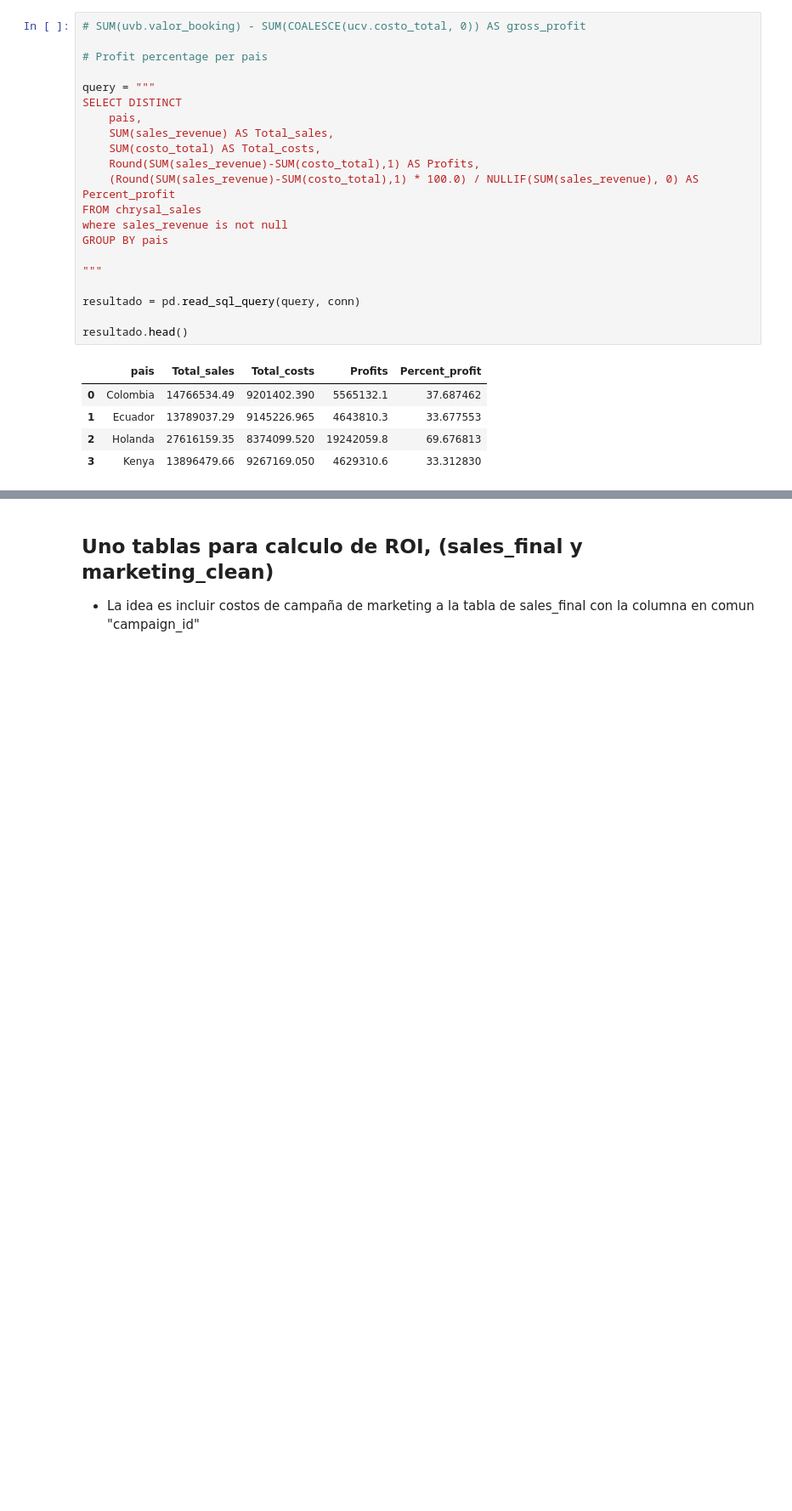
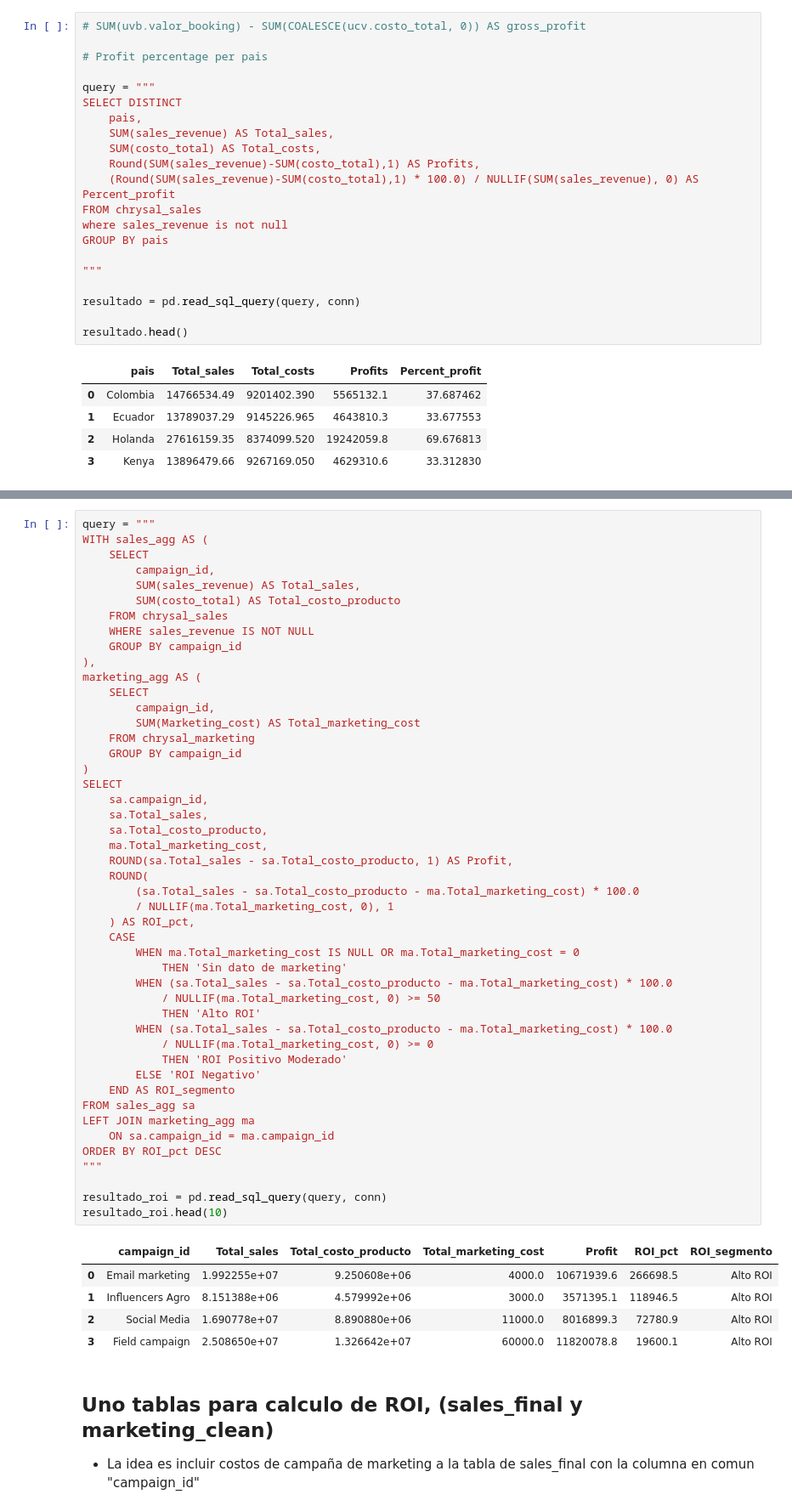
Before and after one commit to alexsandoval05/Revenue-sustainability-Chrysal, a Jupyter notebook: chrysal_profit_sustainability.ipynb, the cells around one changed output, grey strips where cells are left out. Shown at 85% size. Cells and saved outputs as stored; diff of their text form; blank space fills up the shorter version.

```diff
--- a/chrysal_profit_sustainability.ipynb
+++ b/chrysal_profit_sustainability.ipynb
@@ -830,3 +844,56 @@ resultado.head()
+# %%
+query = """
+WITH sales_agg AS (
+    SELECT
+        campaign_id,
+        SUM(sales_revenue) AS Total_sales,
+        SUM(costo_total) AS Total_costo_producto
+    FROM chrysal_sales
+    WHERE sales_revenue IS NOT NULL
+    GROUP BY campaign_id
+),
+marketing_agg AS (
+    SELECT
+        campaign_id,
+        SUM(Marketing_cost) AS Total_marketing_cost
+    FROM chrysal_marketing
+    GROUP BY campaign_id
+)
+SELECT
+    sa.campaign_id,
+    sa.Total_sales,
+    sa.Total_costo_producto,
+    ma.Total_marketing_cost,
+    ROUND(sa.Total_sales - sa.Total_costo_producto, 1) AS Profit,
+    ROUND(
+        (sa.Total_sales - sa.Total_costo_producto - ma.Total_marketing_cost) * 100.0
+        / NULLIF(ma.Total_marketing_cost, 0), 1
+    ) AS ROI_pct,
+    CASE
+        WHEN ma.Total_marketing_cost IS NULL OR ma.Total_marketing_cost = 0
+            THEN 'Sin dato de marketing'
+        WHEN (sa.Total_sales - sa.Total_costo_producto - ma.Total_marketing_cost) * 100.0
+            / NULLIF(ma.Total_marketing_cost, 0) >= 50
+            THEN 'Alto ROI'
+        WHEN (sa.Total_sales - sa.Total_costo_producto - ma.Total_marketing_cost) * 100.0
+            / NULLIF(ma.Total_marketing_cost, 0) >= 0
+            THEN 'ROI Positivo Moderado'
+        ELSE 'ROI Negativo'
+    END AS ROI_segmento
+FROM sales_agg sa
+LEFT JOIN marketing_agg ma
+    ON sa.campaign_id = ma.campaign_id
+ORDER BY ROI_pct DESC
+"""
+
+resultado_roi = pd.read_sql_query(query, conn)
+resultado_roi.head(10)
+# %% [output]
+|  | campaign_id | Total_sales | Total_costo_producto | Total_marketing_cost | Profit | ROI_pct | ROI_segmento |
+| 0 | Email marketing | 1.992255e+07 | 9.250608e+06 | 4000.0 | 10671939.6 | 266698.5 | Alto ROI |
+| 1 | Influencers Agro | 8.151388e+06 | 4.579992e+06 | 3000.0 | 3571395.1 | 118946.5 | Alto ROI |
+| 2 | Social Media | 1.690778e+07 | 8.890880e+06 | 11000.0 | 8016899.3 | 72780.9 | Alto ROI |
+| 3 | Field campaign | 2.508650e+07 | 1.326642e+07 | 60000.0 | 11820078.8 | 19600.1 | Alto ROI |
 # %% [markdown]
 ## **Uno tablas para calculo de ROI, (sales_final y marketing_clean)**
 
```
Also changed, not shown: parts of 2 cells of this notebook.
